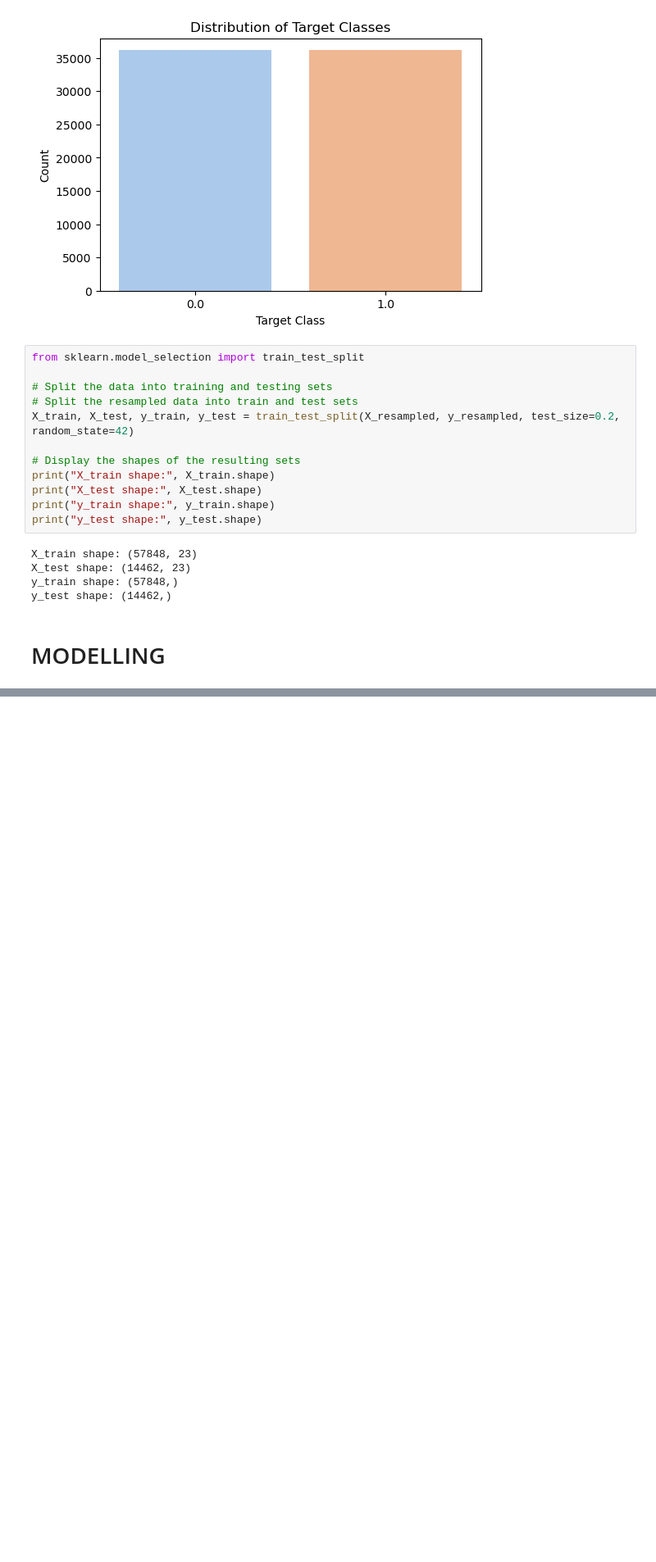
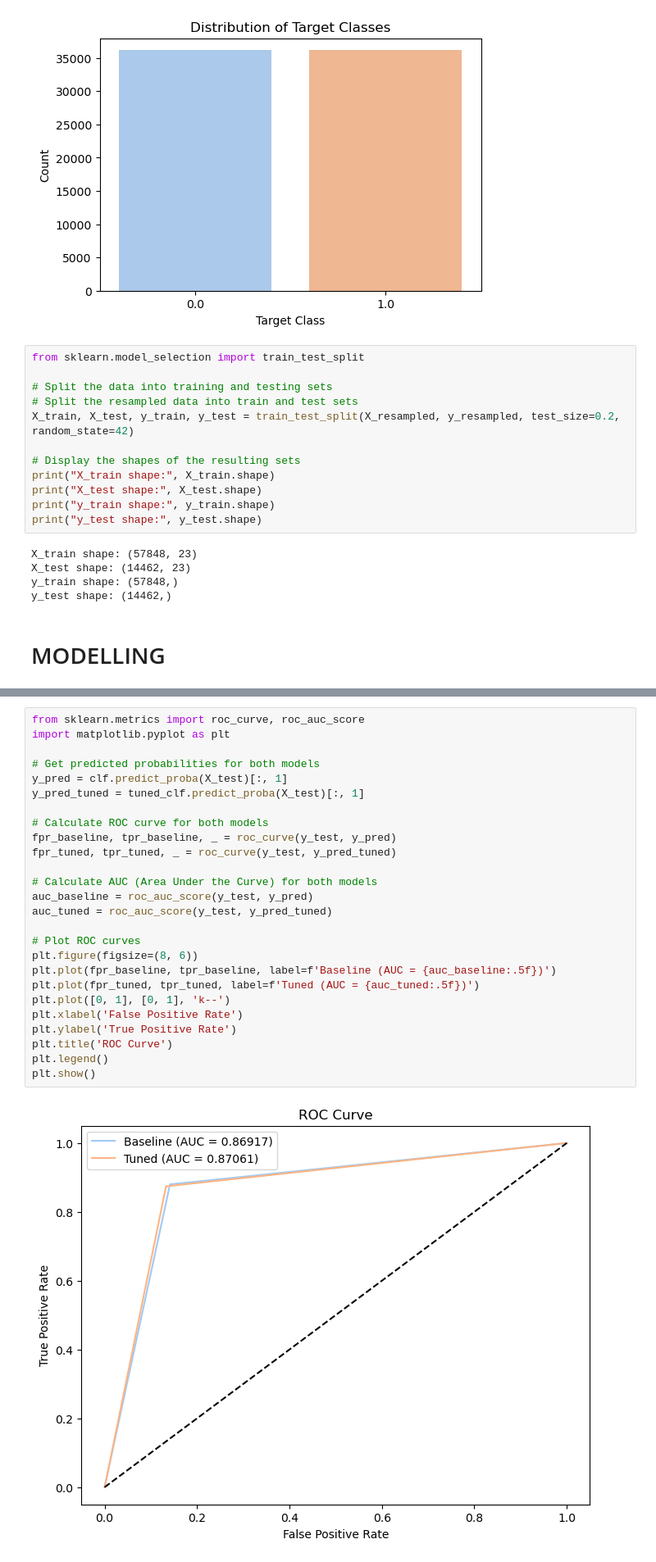
Before and after one commit to Isaac-Ndirangu-Muturi-749/Predictive-Marketing-Campaign-Analysis-Analysis-for-Bank-Term-Deposit-Subscription-Using-Decision-Tr, a Jupyter notebook: jupyter_notebook.ipynb, the cells around one changed output, grey strips where cells are left out. Shown at 82% size. Saved outputs shown, nothing was run; the diff lists cells and outputs as text; blank space fills up the shorter version.

```diff
--- a/jupyter_notebook.ipynb
+++ b/jupyter_notebook.ipynb
@@ -653,0 +819,28 @@ y_test shape: (14462,)
+# %%
+from sklearn.metrics import roc_curve, roc_auc_score
+import matplotlib.pyplot as plt
+
+# Get predicted probabilities for both models
+y_pred = clf.predict_proba(X_test)[:, 1]
+y_pred_tuned = tuned_clf.predict_proba(X_test)[:, 1]
+
+# Calculate ROC curve for both models
+fpr_baseline, tpr_baseline, _ = roc_curve(y_test, y_pred)
+fpr_tuned, tpr_tuned, _ = roc_curve(y_test, y_pred_tuned)
+
+# Calculate AUC (Area Under the Curve) for both models
+auc_baseline = roc_auc_score(y_test, y_pred)
+auc_tuned = roc_auc_score(y_test, y_pred_tuned)
+
+# Plot ROC curves
+plt.figure(figsize=(8, 6))
+plt.plot(fpr_baseline, tpr_baseline, label=f'Baseline (AUC = {auc_baseline:.5f})')
+plt.plot(fpr_tuned, tpr_tuned, label=f'Tuned (AUC = {auc_tuned:.5f})')
+plt.plot([0, 1], [0, 1], 'k--')
+plt.xlabel('False Positive Rate')
+plt.ylabel('True Positive Rate')
+plt.title('ROC Curve')
+plt.legend()
+plt.show()
+# %% [output]
+[figure, added]
```
Also changed, not shown: parts of 8 cells of this notebook.
